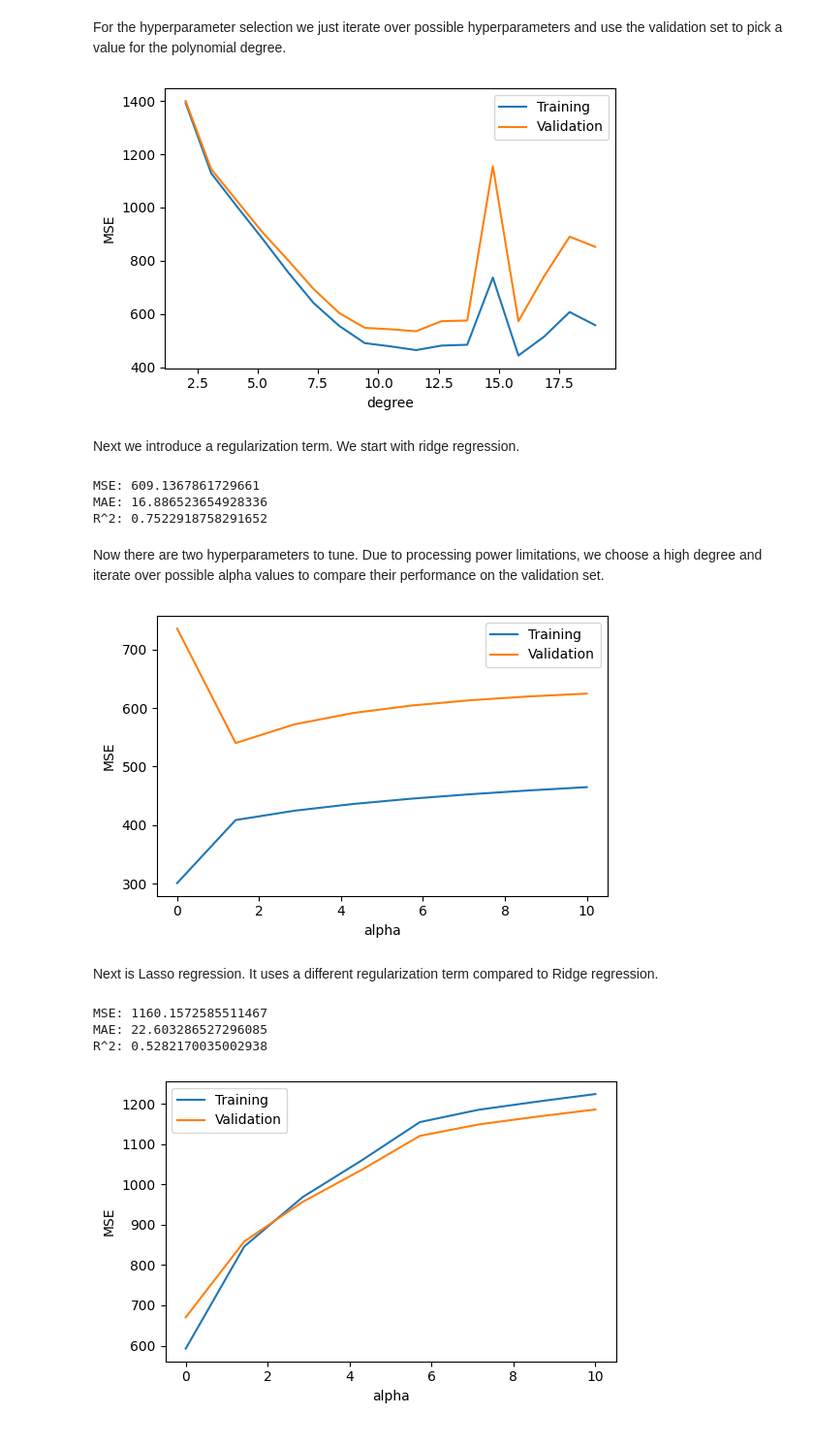
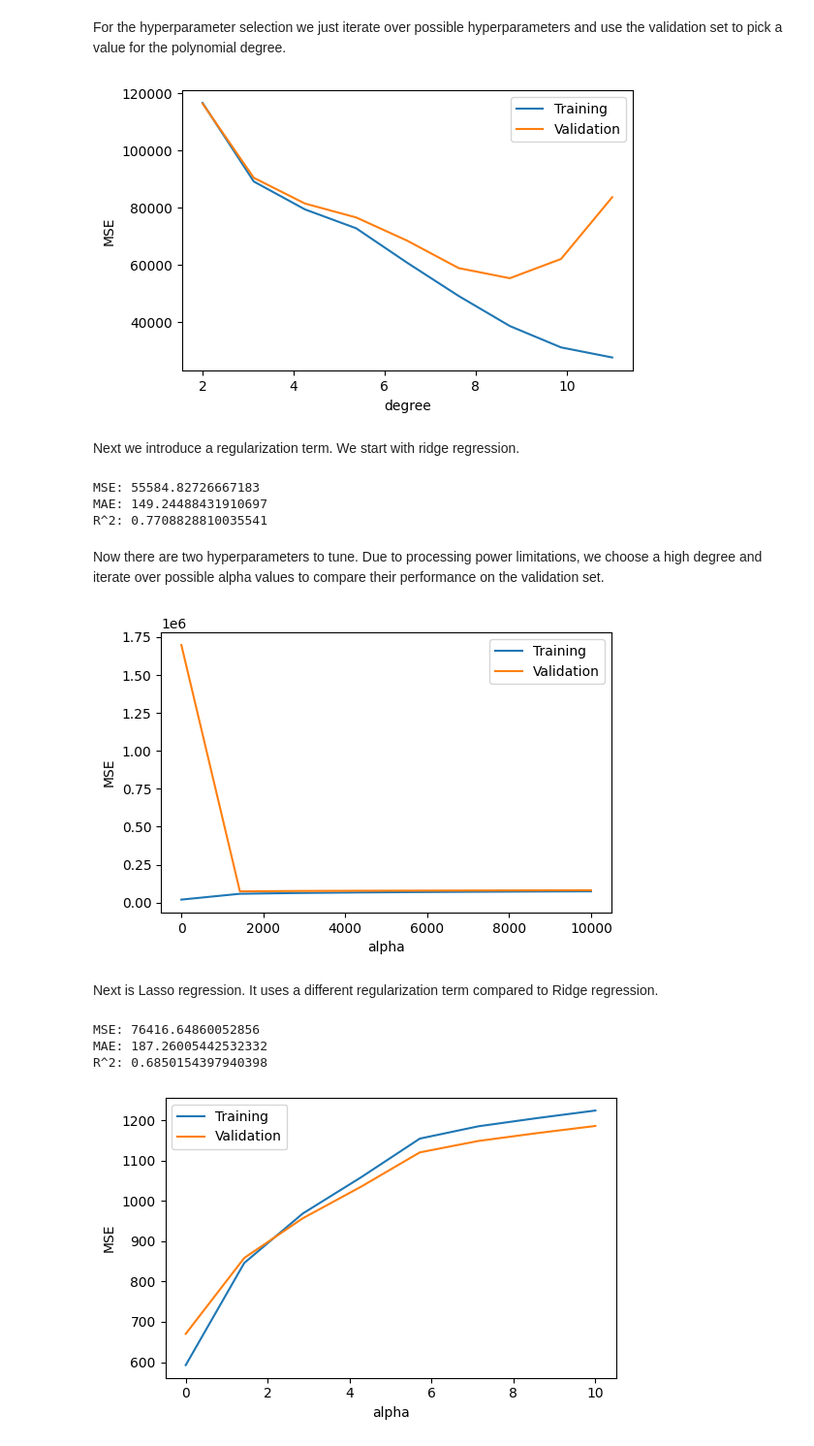
Before and after one commit to agruenb/AA-2022-TEAM-11, a Jupyter notebook: polynomial_prediction.ipynb, the cells around one changed output. Shown at 97% size. Drawn from its saved outputs; the diff is of its cells as text; code cells hidden in the pictures.

```diff
--- a/polynomial_prediction.ipynb
+++ b/polynomial_prediction.ipynb
@@ -76,7 +76,7 @@ performance_train_set = list()
 performance_valid_set = list()
 
 min_degree = 2
-max_degree = 18 # can take a long time for high numbers (5min for 18)
+max_degree = 10 # can take a long time for high numbers (5min for 18)
 eval_function = mean_squared_error
 
 for d in range(min_degree, max_degree + 1):
@@ -97,7 +97,7 @@ plt.xlabel("degree")
 plt.ylabel("MSE")
 plt.show()
 # %% [output]
-[figure, old version]
+[figure, new version]
 # %% [markdown]
 Next we introduce a regularization term. We start with ridge regression.
 # %%
@@ -108,50 +108,50 @@ def ridge_regression(X, y, d, alpha):
     return model
 
 # test ridge prediction with degree = 8
-model = ridge_regression(X_train, y_train, 8, 1)
+model = ridge_regression(X_train, y_train, 9, 1)
 
-y_model = model.predict(poly_features(X_valid, 8))
+y_model = model.predict(poly_features(X_valid, 9))
 
 evaluate(y_valid, y_model)
 # %% [output]
-MSE: 609.1367861729661
-MAE: 16.886523654928336
-R^2: 0.7522918758291652
+MSE: 55584.82726667183
+MAE: 149.24488431910697
+R^2: 0.7708828810035541
 # %% [markdown]
 Now there are two hyperparameters to tune. Due to processing power limitations, we choose a high degree and iterate over possible alpha values to compare their performance on the validation set.
 # %%
 # ridge regression (L2) prediction
 
 # tune hyperparameter a
 performance_train_set = list()
 performance_valid_set = list()
 
-degree = 18 # increasing this will drastically increase runtime
+degree = 12 # increasing this will drastically increase runtime
 
 min_alpha = 1e-6
-max_alpha = 10
+max_alpha = 1e+4
 steps_alpha = 8 # increasing this will increase runtime
 eval_function = mean_squared_error
 
 for a in np.linspace(min_alpha, max_alpha, steps_alpha):
     model = ridge_regression(X_train, y_train, degree, a)
 
     y_model = model.predict(poly_features(X_train, degree))
     performance_train_set.append(eval_function(y_train, y_model))
 
     y_model = model.predict(poly_features(X_valid, degree))
     performance_valid_set.append(eval_function(y_valid, y_model))
 
 rcParams['figure.figsize'] = 6, 3.75
 plt.plot(np.linspace(min_alpha, max_alpha, steps_alpha), performance_train_set)
 plt.plot(np.linspace(min_alpha, max_alpha, steps_alpha), performance_valid_set)
 
 plt.legend(["Training", "Validation"])
 plt.xlabel("alpha")
 plt.ylabel("MSE")
 plt.show()
 # %% [output]
-[figure, old version]
+[figure, new version]
 # %% [markdown]
 Next is Lasso regression. It uses a different regularization term compared to Ridge regression.
 # %%
@@ -162,15 +162,15 @@ def lasso_regression(X, y, d, alpha):
     return model
 
 # test lasso prediction with degree = 8
-model = lasso_regression(X_train, y_train, 20, 10)
+model = lasso_regression(X_train, y_train, 8, 10)
 
-y_model = model.predict(poly_features(X_valid, 20))
+y_model = model.predict(poly_features(X_valid, 8))
 
 evaluate(y_valid, y_model)
 # %% [output]
-MSE: 1160.1572585511467
-MAE: 22.603286527296085
-R^2: 0.5282170035002938
+MSE: 76416.64860052856
+MAE: 187.26005442532332
+R^2: 0.6850154397940398
 # %%
 # lasso regression (L1) prediction
 
```
Also changed, not shown: parts of 2 cells of this notebook, 3 other files.
